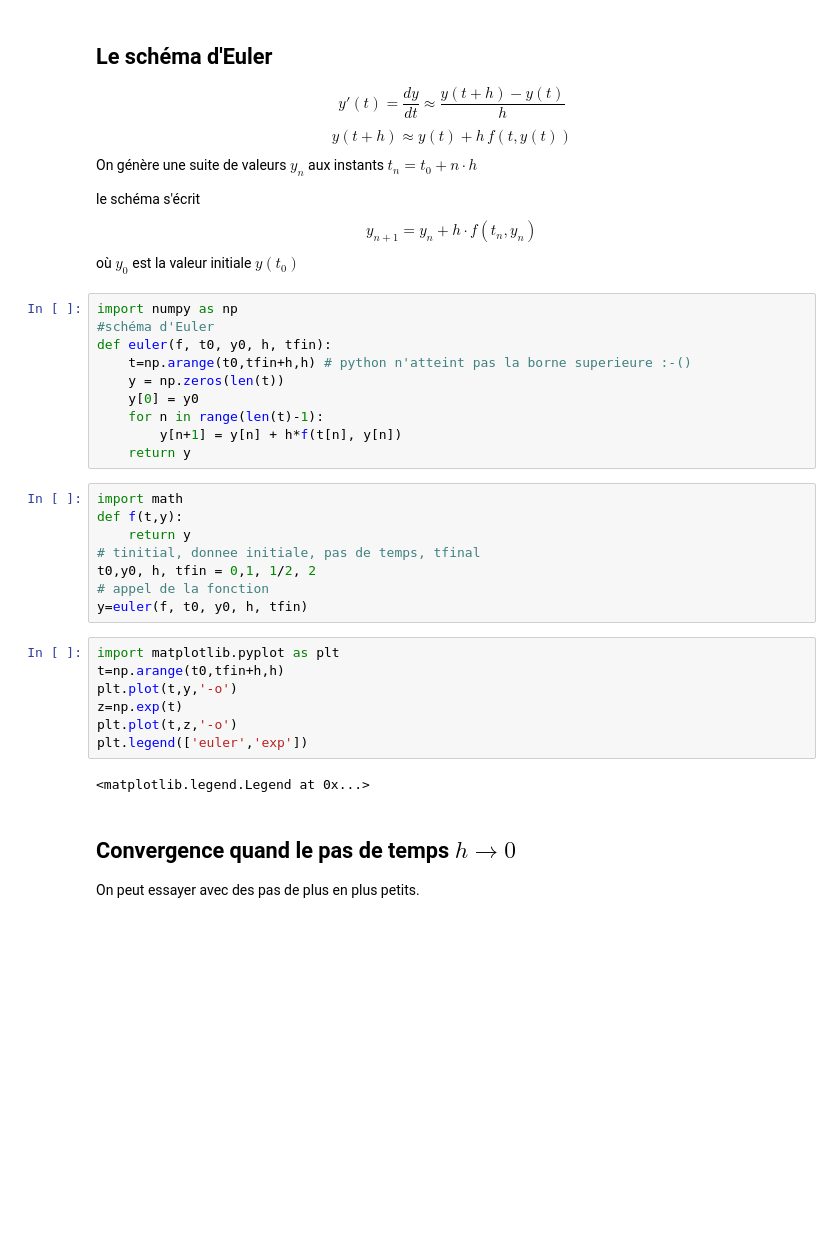
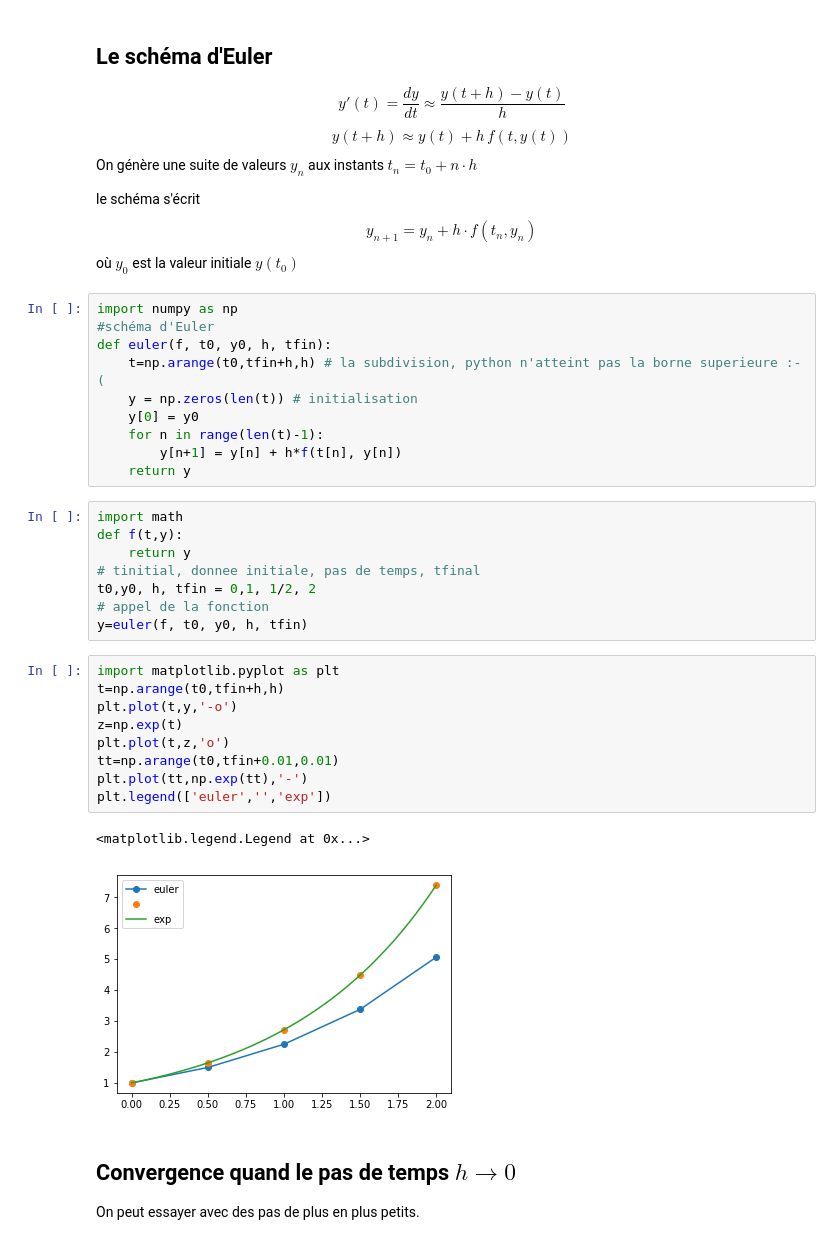
Before and after one commit to azerad/labomathedo, a Jupyter notebook: labomathedo.ipynb, the cells around one changed output. Saved outputs shown, nothing was run; the diff lists cells and outputs as text; blank space fills up the shorter version.

```diff
--- a/labomathedo.ipynb
+++ b/labomathedo.ipynb
@@ -72,8 +85,8 @@ où $y_0$ est la valeur initiale $y(t_0)$
 import numpy as np
 #schéma d'Euler
 def euler(f, t0, y0, h, tfin):
-    t=np.arange(t0,tfin+h,h) # python n'atteint pas la borne superieure :-()
-    y = np.zeros(len(t))
+    t=np.arange(t0,tfin+h,h) # la subdivision, python n'atteint pas la borne superieure :-(
+    y = np.zeros(len(t)) # initialisation
     y[0] = y0
     for n in range(len(t)-1):
         y[n+1] = y[n] + h*f(t[n], y[n])
@@ -89,12 +102,15 @@ y=euler(f, t0, y0, h, tfin)
 # %%
 import matplotlib.pyplot as plt
 t=np.arange(t0,tfin+h,h)
 plt.plot(t,y,'-o')
 z=np.exp(t)
-plt.plot(t,z,'-o')
-plt.legend(['euler','exp'])
+plt.plot(t,z,'o')
+tt=np.arange(t0,tfin+0.01,0.01)
+plt.plot(tt,np.exp(tt),'-')
+plt.legend(['euler','','exp'])
 # %% [output]
 <matplotlib.legend.Legend at 0x...>
+[figure, added]
 # %% [markdown]
 ## Convergence quand le pas de temps $h\to 0$
 On peut essayer avec des pas de plus en plus petits.
```
Also changed, not shown: parts of 11 cells of this notebook.
